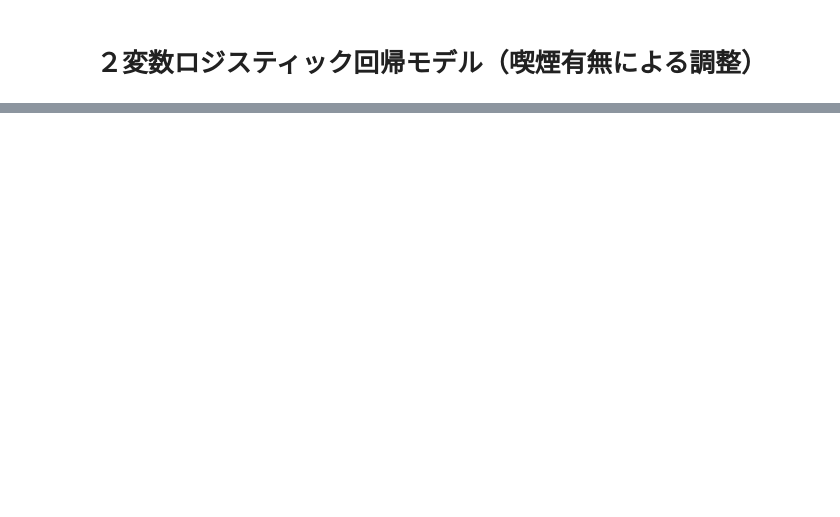
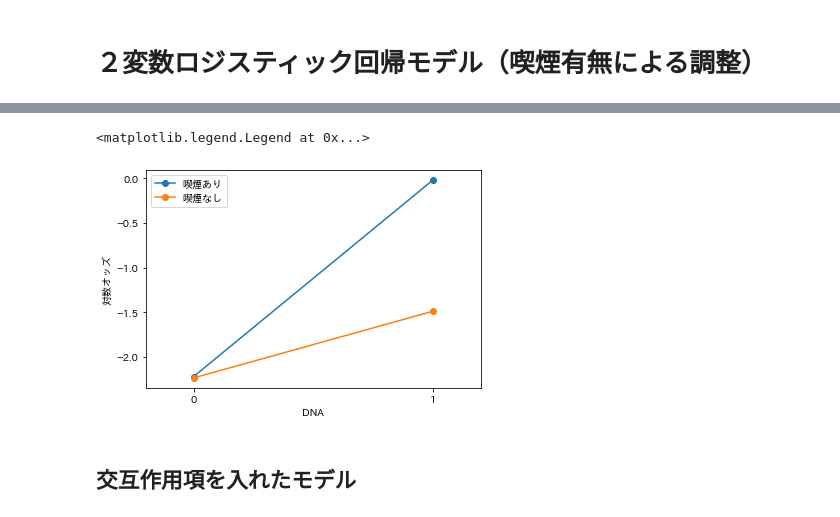
Before and after one commit to ShinCom1974/MachineLearning, a Jupyter notebook: logistic_regression_2107/901_交絡因子と交互作用のサンプル.ipynb, the cells around one changed output, grey strips where cells are left out. Drawn from its saved outputs; the diff is of its cells as text; code cells hidden in the pictures; blank space fills up the shorter version.

```diff
--- a/logistic_regression_2107/901_交絡因子と交互作用のサンプル.ipynb
+++ b/logistic_regression_2107/901_交絡因子と交互作用のサンプル.ipynb
@@ -87,3 +118,3 @@ smoking        1.0799      0.214      5.056      0.000       0.661       1.499
 # %%
-df1['alcohol*smoking'] = df1['alcohol'] * df1['smoking']
+df_conf['alcohol*smoking'] = df_conf['alcohol'] * df_conf['smoking']
 # %%
@@ -95,0 +151,4 @@ print( logit_result.summary() )
+# %%
+df_pivot2 = pd.pivot_table(data=df_conf, index=["smoking", "DNA"], columns="cancer", values="id", aggfunc="count").reset_index()
+df_pivot2["log-odd"] = np.log( df_pivot2[1]/df_pivot2[0] )
+df_pivot2
@@ -95,0 +161,15 @@ print( logit_result.summary() )
+# %%
+plt.plot([1,0], [ df_pivot2.query("(smoking==1) & (DNA==1)")["log-odd"], df_pivot2.query("(smoking==1) & (DNA==0)")["log-odd"] ],\
+         label="喫煙あり", marker="o")
+plt.plot([1,0], [ df_pivot2.query("(smoking==0) & (DNA==1)")["log-odd"], df_pivot2.query("(smoking==0) & (DNA==0)")["log-odd"] ],\
+        label="喫煙なし", marker="o")
+plt.ylabel("対数オッズ")
+plt.xlabel("DNA")
+plt.xticks([0,1])
+plt.xlim(-0.2,1.2)
+plt.legend()
+# %% [output]
+<matplotlib.legend.Legend at 0x...>
+[figure, added]
+# %% [markdown]
+## 交互作用項を入れたモデル
```
Also changed, not shown: parts of 23 cells of this notebook, 1 other file.
